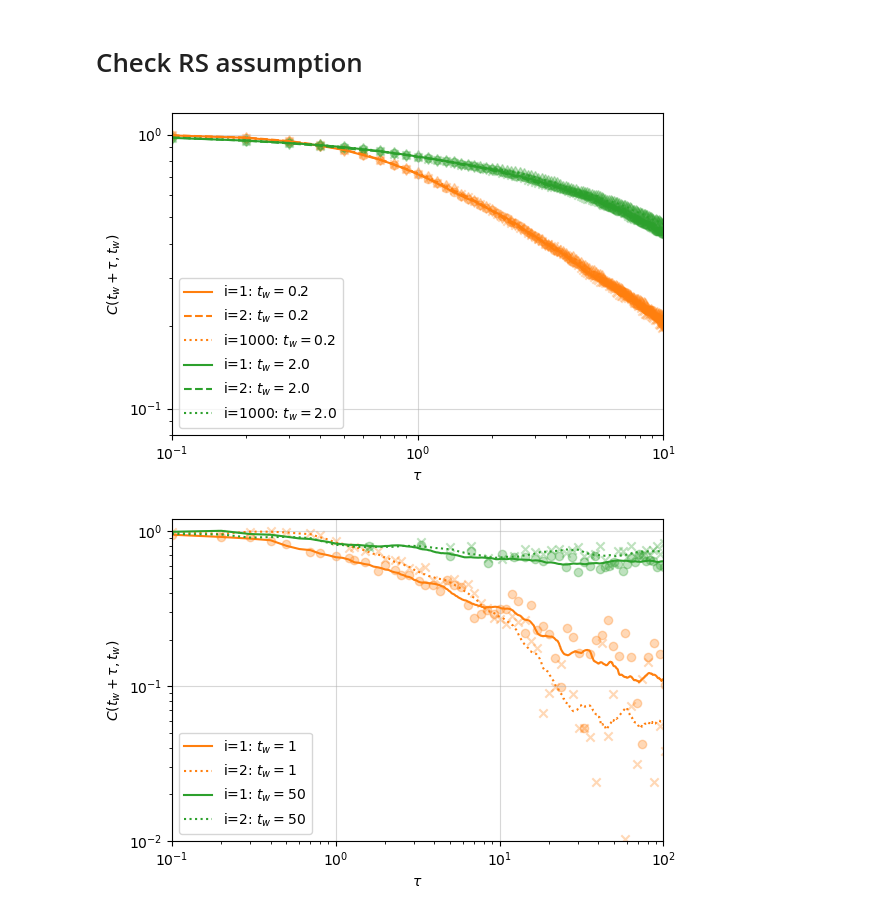
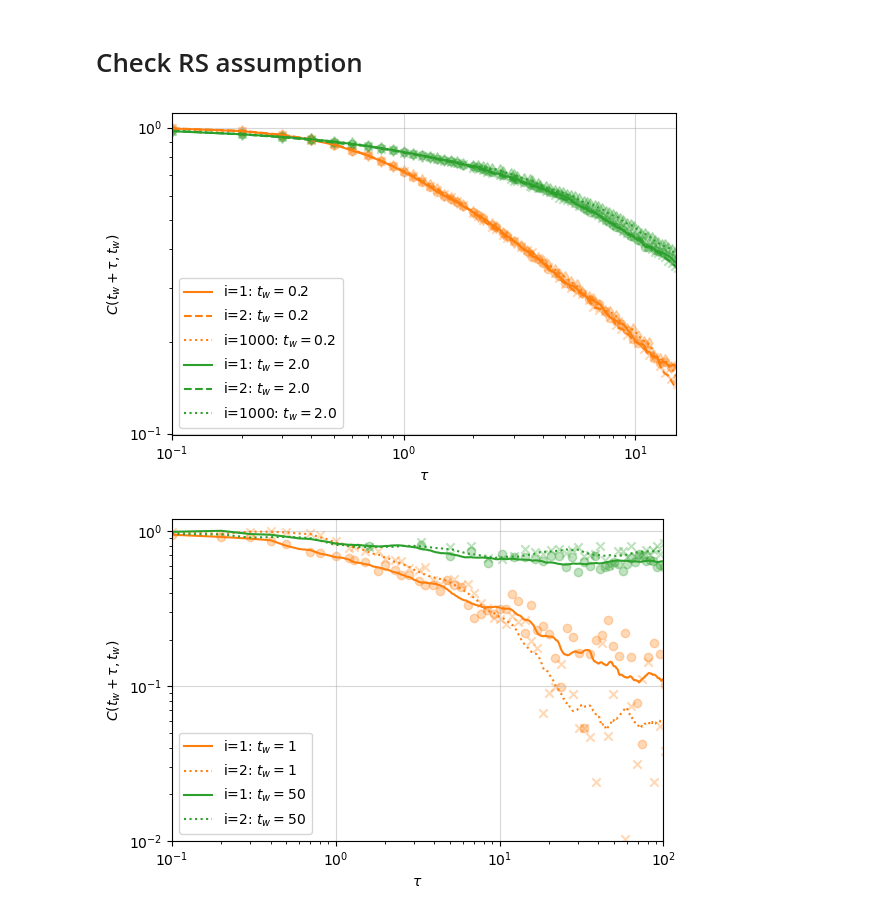
Before and after one commit to Mattiatarabolo/GaussianExpansionCavityMethod.jl, a Jupyter notebook: examples/2Spin/plot_correlations.ipynb, the cells around one changed output. Drawn from its saved outputs; the diff is of its cells as text; code cells hidden in the pictures.

```diff
--- a/examples/2Spin/plot_correlations.ipynb
+++ b/examples/2Spin/plot_correlations.ipynb
@@ -108,37 +108,37 @@ for (i, tw) in enumerate(tws)
         C_mc = Cs[idx]
         # Get the corresponding indices (your existing code)
         tw_idx = argmin(abs.(tvec .- tw))
         tw = tvec[tw_idx]
         # Get unique indices for log-spaced sampling (your existing code)
         imin, imax = tw_idx, length(tvec)
         logmin, logmax = log10(imin), log10(imax)
         indices = round.(Int, exp10.(range(logmin, logmax, length=80)))
-        unique_indices = imin:imax#unique(indices[indices .>= imin .&& indices .<= imax])
+        unique_indices = unique(indices[indices .>= imin .&& indices .<= imax])
         # Plot the first node's correlation
         ax.scatter(tvec[unique_indices] .- tw, C_mc[unique_indices, tw_idx] ./ C_mc[tw_idx, tw_idx], color="C$i", alpha=0.3, marker=markers[idx])
         # smooth with a ±0.2‐decade window
         xs, ys_s = running_logavg(tvec[tw_idx:end] .- tw, C_mc[tw_idx:end, tw_idx] ./ C_mc[tw_idx, tw_idx]; halfdecade=.01)
         ax.plot(xs, ys_s, color="C$i", label="i=$inode: "*L"t_w=" *"$(round(tw, digits=3))", ls=lstyles[idx])
     end
 end
 
 ax.set_yscale("log")
 ax.set_xscale("log")
-ax.set_xlim(1e-1, 1e1)
-ax.set_ylim(8e-2, 1.2)
+ax.set_xlim(1e-1, 1.5e1)
+#ax.set_ylim(8e-2, 1.2)
 ax.set_xlabel(L"\tau")
 ax.set_ylabel(L"C(t_w + \tau, t_w)")
 ax.grid(alpha=.5)
 ax.legend()
 
 plt.display(fig)
 
 # Save the figure
 plt.savefig("Check_RS_RRG_N$(N)_K$(K)_J$(J)_D$(D).pdf", bbox_inches="tight")
 plt.savefig("Check_RS_RRG_N$(N)_K$(K)_J$(J)_D$(D).png", dpi=300, bbox_inches="tight")
 plt.close(fig)
 # %% [output]
-[figure, old version]
+[figure, new version]
 # %%
 # Plot correlations for the two nodes at different waiting times
 tws = collect(10 .^ range(log10(1.0), stop=log10(50), length=2))
```
Also changed, not shown: parts of 3 cells of this notebook, 7 other files.
